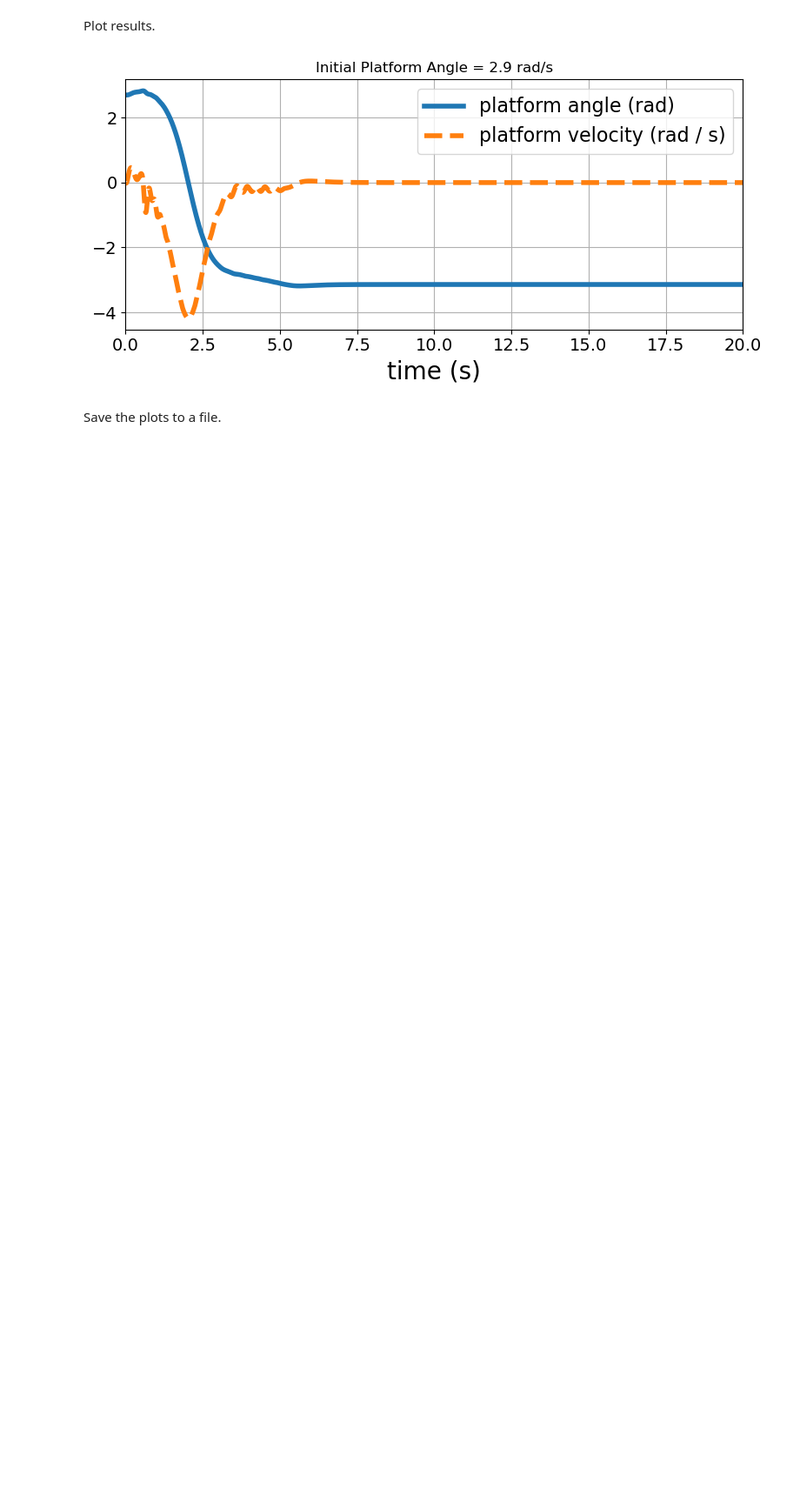
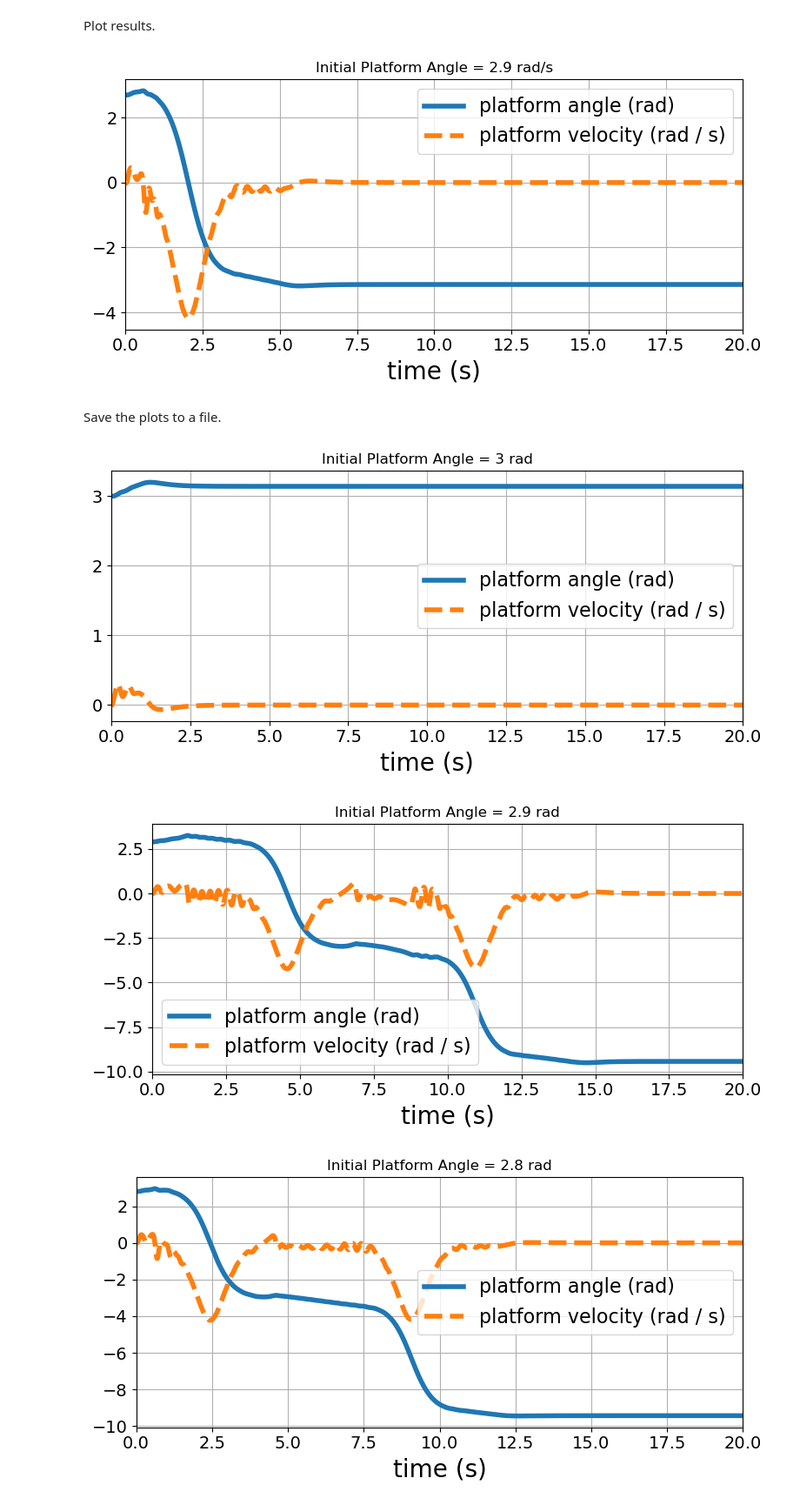
Before and after one commit to lucassmerica/ae353_DP1, a Jupyter notebook: DP1_Final_Code.ipynb, the cells around one changed output. Shown at 87% size. Drawn from its saved outputs; the diff is of its cells as text; code cells hidden in the pictures; blank space fills up the shorter version.

```diff
--- a/DP1_Final_Code.ipynb
+++ b/DP1_Final_Code.ipynb
@@ -251,0 +250,79 @@ fig.savefig('Vi=-0.7failure.png', facecolor='white', transparent=False)
+# %%
+initial_angles = [3, 2.9, 2.8, 2.7, 2.6, 2.5, 2.4, 2.3, 3.88, 3.98]
+initial_velocities = [0.1, 0.2, 0.3, 0.4, 0.5, 0.6, 0.7, -0.6, -0.7]
+
+for i in initial_angles:
+    simulator.reset(
+        platform_angle=i,
+        platform_velocity=0,
+        gimbal_angle=0,
+        gimbal_velocity=0,
+        rotor_velocity=500.,
+    )
+    controller.reset()
+    data = simulator.run(
+        controller,           # <-- required (an instance of your Controller class)
+        max_time=20.0,         # <-- optional (how long you want to run the simulation in seconds)
+        data_filename=None,   # <-- optional (name of file to which you want data saved, e.g., 'my_data.json')
+        video_filename=None,  # <-- optional (name of file to which you want video saved, e.g., 'my_video.mov')
+    )
+
+    # Create a figure with three subplots, all of which share the same x-axis
+    fig, (ax_platform) = plt.subplots(1, 1, figsize=(8, 4), sharex=True)
+
+# Plot platform angle and velocity
+    ax_platform.plot(
+        data['t'], data['platform_angle'],
+        label='platform angle (rad)', linewidth=4,
+    )
+    ax_platform.plot(
+        data['t'], data['platform_velocity'],
+        '--', label='platform velocity (rad / s)', linewidth=4,
+    )
+    ax_platform.grid()
+    ax_platform.legend(fontsize=16)
+    ax_platform.tick_params(labelsize=14)
+    ax_platform.set_xlabel('time (s)', fontsize=20)
+    ax_platform.set_xlim([data['t'][0], data['t'][-1]])
+    plt.title("Initial Platform Angle = " + str(i) + " rad") ###########################<<<----!!!!!!!
+    fig.tight_layout()
+
+for j in initial_velocities:
+    simulator.reset(
+        platform_angle=np.pi,
+        platform_velocity=j,
+        gimbal_angle=0,
+        gimbal_velocity=0,
+        rotor_velocity=500.,
+    )
+    controller.reset()
+    data = simulator.run(
+        controller,           # <-- required (an instance of your Controller class)
+        max_time=20.0,         # <-- optional (how long you want to run the simulation in seconds)
+        data_filename=None,   # <-- optional (name of file to which you want data saved, e.g., 'my_data.json')
+        video_filename=None,  # <-- optional (name of file to which you want video saved, e.g., 'my_video.mov')
+    )
+
+    # Create a figure with three subplots, all of which share the same x-axis
+    fig, (ax_platform) = plt.subplots(1, 1, figsize=(8, 4), sharex=True)
+
+# Plot platform angle and velocity
+    ax_platform.plot(
+        data['t'], data['platform_angle'],
+        label='platform angle (rad)', linewidth=4,
+    )
+    ax_platform.plot(
+        data['t'], data['platform_velocity'],
+        '--', label='platform velocity (rad / s)', linewidth=4,
+    )
+    ax_platform.grid()
+    ax_platform.legend(fontsize=16)
+    ax_platform.tick_params(labelsize=14)
+    ax_platform.set_xlabel('time (s)', fontsize=20)
+    ax_platform.set_xlim([data['t'][0], data['t'][-1]])
+    plt.title("Initial Platform Velocity = " + str(j) + " rad/s") ###########################<<<----!!!!!!!
+    fig.tight_layout()
+# %% [output]
+[figure, added]
+[figure, added]
+[figure, added]
```
Also changed, not shown: parts of 3 cells of this notebook.
